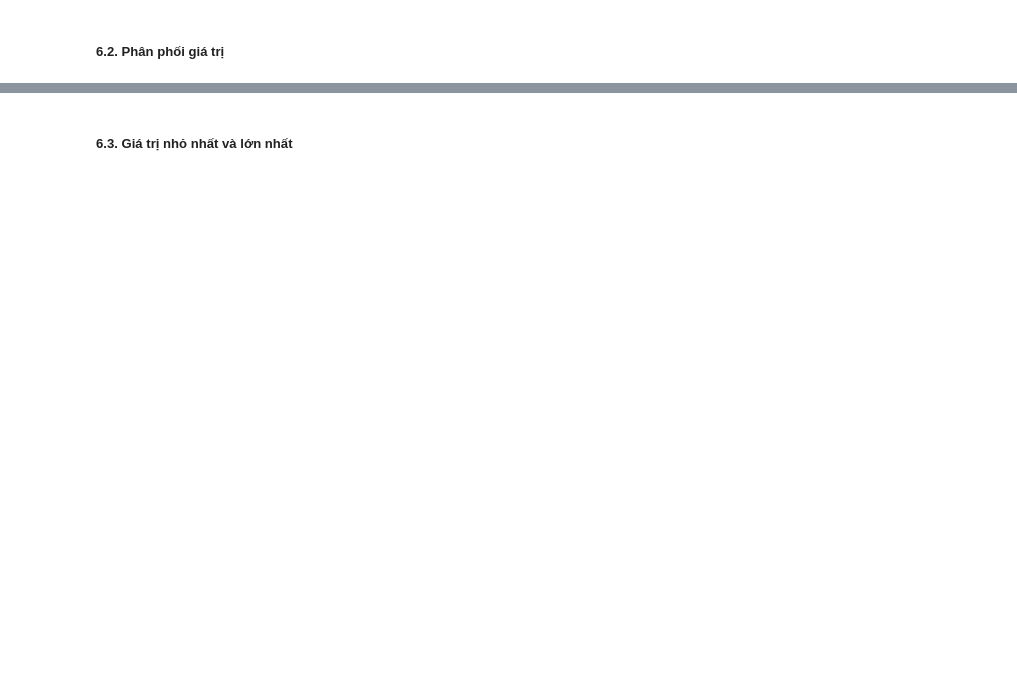
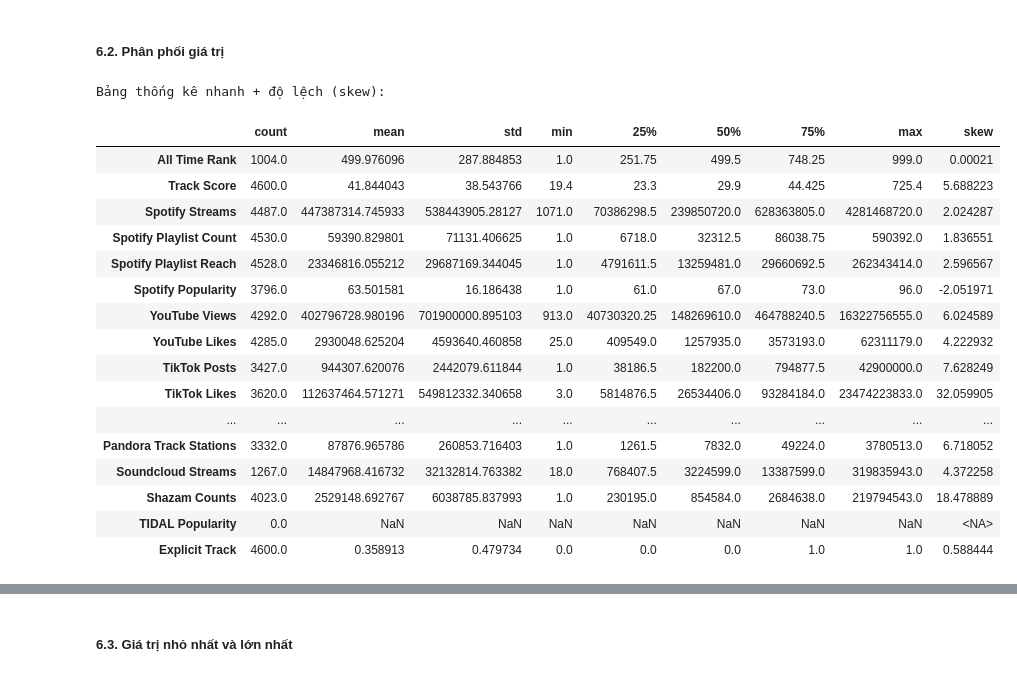
Before and after one commit to Trung0Minh/K23-KHDL-FinalProject, a Jupyter notebook: Spotify2024.ipynb, the cells around one changed output, grey strips where cells are left out. Drawn from its saved outputs; the diff is of its cells as text; code cells hidden in the pictures; blank space fills up the shorter version.

```diff
--- a/Spotify2024.ipynb
+++ b/Spotify2024.ipynb
@@ -81,3 +307,28 @@ Mỗi hàng đại diện cho ...
 ##### 6.2. Phân phối giá trị
 # %%
 # Code để xem thống kê mô tả các cột số
+
+# 1) bảng thống kê nhanh + độ lệch (skew) để nhận biết phân phối lệch phải/trái
+print("Bảng thống kê nhanh + độ lệch (skew):")
+stats_summary = df[numeric_cols].describe().T
+stats_summary["skew"] = df[numeric_cols].skew(numeric_only=True)
+display(stats_summary)
+# %% [output]
+Bảng thống kê nhanh + độ lệch (skew):
+|  | count | mean | std | min | 25% | 50% | 75% | max | skew |
+| All Time Rank | 1004.0 | 499.976096 | 287.884853 | 1.0 | 251.75 | 499.5 | 748.25 | 999.0 | 0.00021 |
+| Track Score | 4600.0 | 41.844043 | 38.543766 | 19.4 | 23.3 | 29.9 | 44.425 | 725.4 | 5.688223 |
+| Spotify Streams | 4487.0 | 447387314.745933 | 538443905.28127 | 1071.0 | 70386298.5 | 239850720.0 | 628363805.0 | 4281468720.0 | 2.024287 |
+| Spotify Playlist Count | 4530.0 | 59390.829801 | 71131.406625 | 1.0 | 6718.0 | 32312.5 | 86038.75 | 590392.0 | 1.836551 |
+| Spotify Playlist Reach | 4528.0 | 23346816.055212 | 29687169.344045 | 1.0 | 4791611.5 | 13259481.0 | 29660692.5 | 262343414.0 | 2.596567 |
+| Spotify Popularity | 3796.0 | 63.501581 | 16.186438 | 1.0 | 61.0 | 67.0 | 73.0 | 96.0 | -2.051971 |
+| YouTube Views | 4292.0 | 402796728.980196 | 701900000.895103 | 913.0 | 40730320.25 | 148269610.0 | 464788240.5 | 16322756555.0 | 6.024589 |
+| YouTube Likes | 4285.0 | 2930048.625204 | 4593640.460858 | 25.0 | 409549.0 | 1257935.0 | 3573193.0 | 62311179.0 | 4.222932 |
+| TikTok Posts | 3427.0 | 944307.620076 | 2442079.611844 | 1.0 | 38186.5 | 182200.0 | 794877.5 | 42900000.0 | 7.628249 |
+| TikTok Likes | 3620.0 | 112637464.571271 | 549812332.340658 | 3.0 | 5814876.5 | 26534406.0 | 93284184.0 | 23474223833.0 | 32.059905 |
+| ... | ... | ... | ... | ... | ... | ... | ... | ... | ... |
+| Pandora Track Stations | 3332.0 | 87876.965786 | 260853.716403 | 1.0 | 1261.5 | 7832.0 | 49224.0 | 3780513.0 | 6.718052 |
+| Soundcloud Streams | 1267.0 | 14847968.416732 | 32132814.763382 | 18.0 | 768407.5 | 3224599.0 | 13387599.0 | 319835943.0 | 4.372258 |
+| Shazam Counts | 4023.0 | 2529148.692767 | 6038785.837993 | 1.0 | 230195.0 | 854584.0 | 2684638.0 | 219794543.0 | 18.478889 |
+| TIDAL Popularity | 0.0 | NaN | NaN | NaN | NaN | NaN | NaN | NaN | <NA> |
+| Explicit Track | 4600.0 | 0.358913 | 0.479734 | 0.0 | 0.0 | 0.0 | 1.0 | 1.0 | 0.588444 |
```
Also changed, not shown: parts of 21 cells of this notebook, 2 other files.
